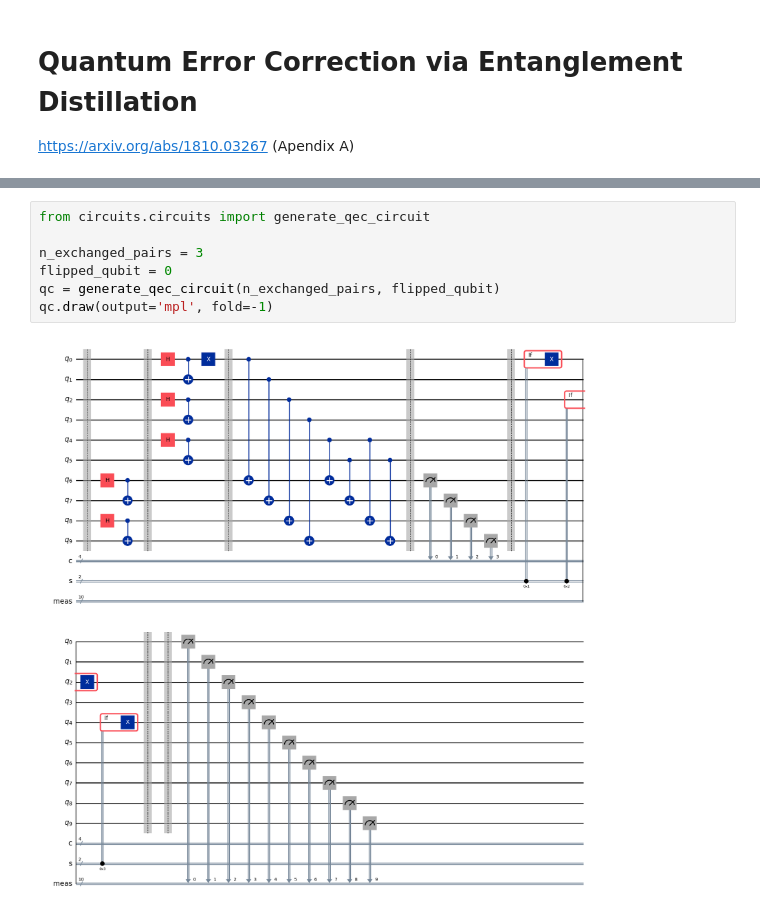
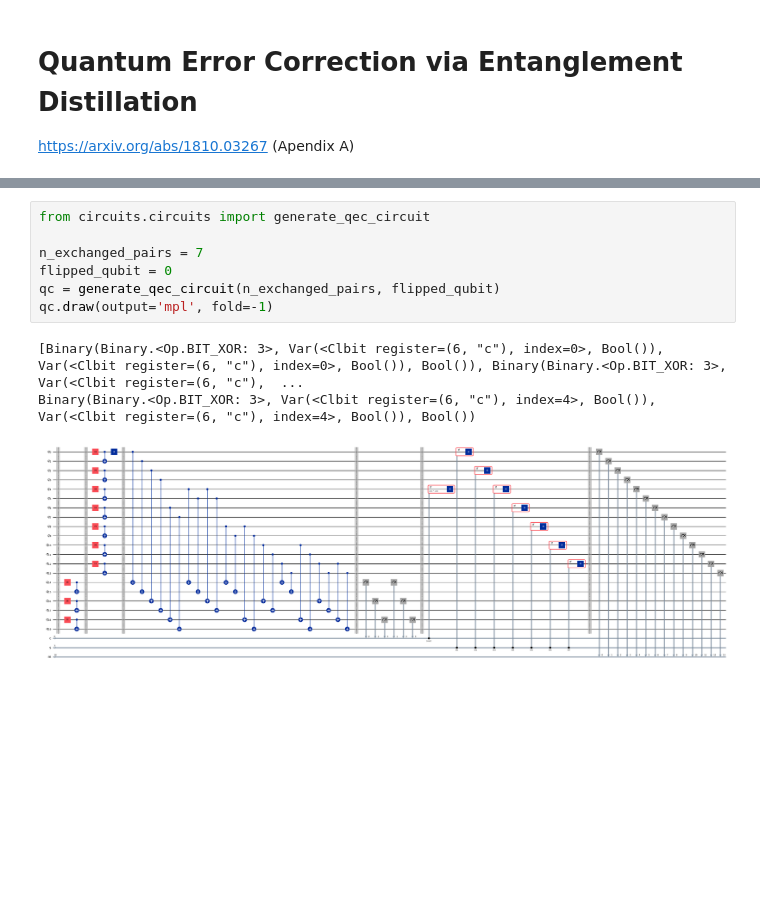
Before and after one commit to pedro2mj/qkd-quantum-error-correction, a Jupyter notebook: example.ipynb, the cells around one changed output, grey strips where cells are left out. Cells and saved outputs as stored; diff of their text form; blank space fills up the shorter version.

```diff
--- a/example.ipynb
+++ b/example.ipynb
@@ -10,12 +7,14 @@ The autoreload extension is already loaded. To reload it, use:
 # %%
 from circuits.circuits import generate_qec_circuit
 
-n_exchanged_pairs = 3
+n_exchanged_pairs = 7
 flipped_qubit = 0
 qc = generate_qec_circuit(n_exchanged_pairs, flipped_qubit)
 qc.draw(output='mpl', fold=-1)
 # %% [output]
+[Binary(Binary.<Op.BIT_XOR: 3>, Var(<Clbit register=(6, "c"), index=0>, Bool()), Var(<Clbit register=(6, "c"), index=0>, Bool()), Bool()), Binary(Binary.<Op.BIT_XOR: 3>, Var(<Clbit register=(6, "c"),  ...
+Binary(Binary.<Op.BIT_XOR: 3>, Var(<Clbit register=(6, "c"), index=4>, Bool()), Var(<Clbit register=(6, "c"), index=4>, Bool()), Bool())
-[figure, old version]
+[figure, new version]
 # %%
 from qiskit_aer import AerSimulator
 import numpy as np
```
Also changed, not shown: parts of 5 cells of this notebook, 1 other file.
